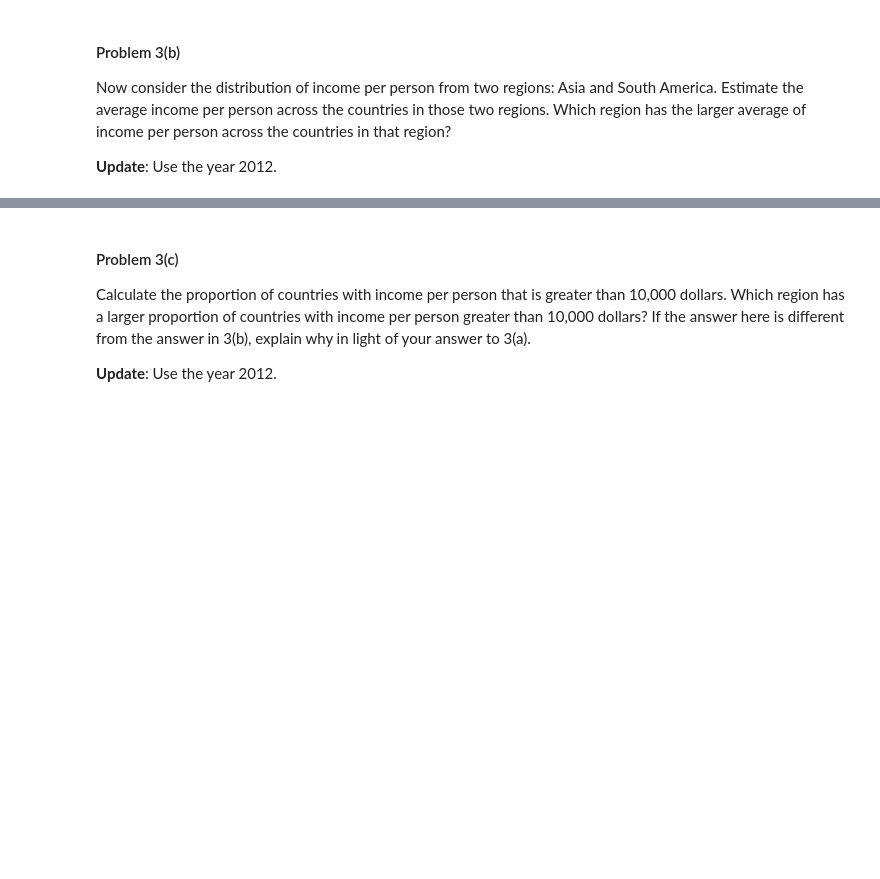
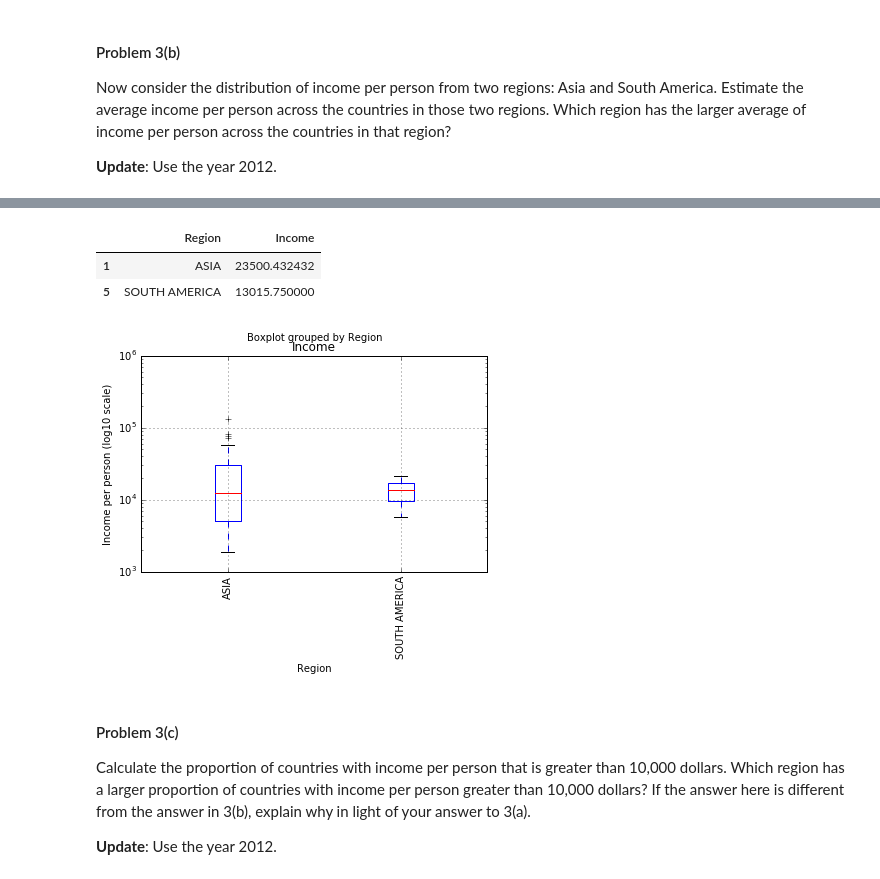
Before and after one commit to suyashSax/CS-109, a Jupyter notebook: Week 2/HW 1.ipynb, the cells around one changed output, grey strips where cells are left out. Cells and saved outputs as stored; diff of their text form; code cells hidden in the pictures; blank space fills up the shorter version.

```diff
--- a/Week 2/HW 1.ipynb
+++ b/Week 2/HW 1.ipynb
@@ -460,0 +524,8 @@ Now consider the distribution of income per person from two regions: Asia and So
+# %%
+merged = mergeByYear(2012).groupby("Region", as_index=False).mean()
+merged = merged.loc[(merged.Region == "ASIA") | (merged.Region == "SOUTH AMERICA")]
+merged
+# %% [output]
+|  | Region | Income |
+| 1 | ASIA | 23500.432432 |
+| 5 | SOUTH AMERICA | 13015.750000 |
@@ -461,3 +534,12 @@ Now consider the distribution of income per person from two regions: Asia and So
+# %%
+# Can also plot a box-plot to visualize income distribution
+df = mergeByYear(2012)
+df = merged_2.loc[(df.Region == "ASIA") | (df.Region == "SOUTH AMERICA")]
+df.boxplot('Income', by = 'Region', rot = 90)
+plt.ylabel('Income per person (log10 scale)')
+plt.yscale('log')
+# %% [output]
+[figure, added]
 # %% [markdown]
 #### Problem 3(c)
 
```
Also changed, not shown: parts of 15 cells of this notebook.
